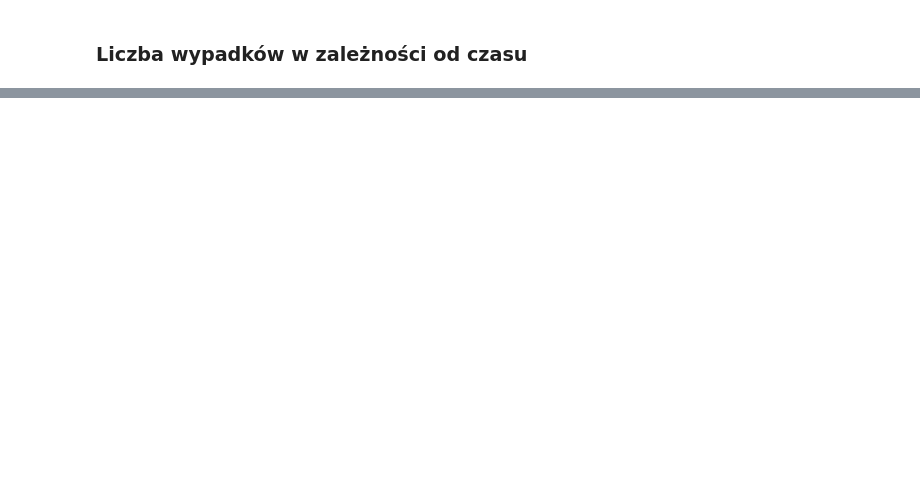
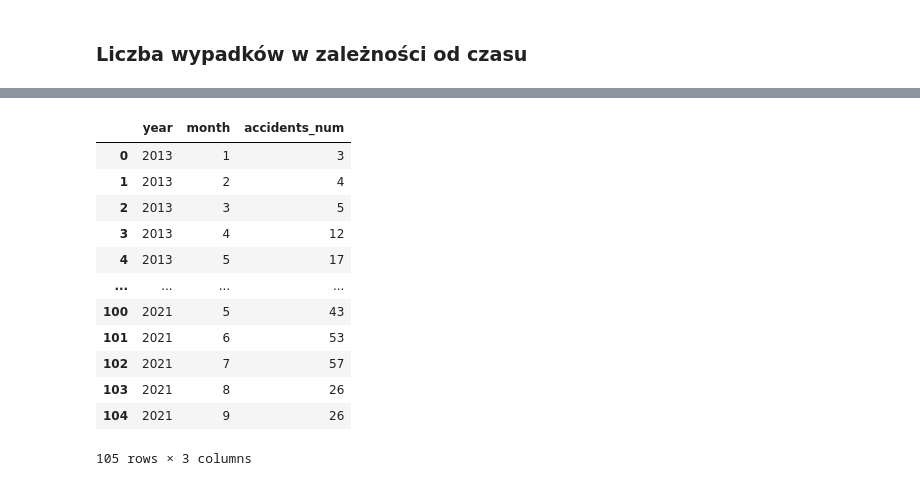
Before and after one commit to spatial-data-PWr/traffic-accidents, a Jupyter notebook: notebooks/03_data_vis.ipynb, the cells around one changed output, grey strips where cells are left out. Drawn from its saved outputs; the diff is of its cells as text; code cells hidden in the pictures; blank space fills up the shorter version.

```diff
--- a/notebooks/03_data_vis.ipynb
+++ b/notebooks/03_data_vis.ipynb
@@ -395,0 +330,24 @@ df_timeseries.groupby(Grouper(freq='M')).count()
+# %%
+year_month_group = flatten_multiindex(gdf_accidents[['timestamp']].groupby(
+    [gdf_accidents['timestamp'].dt.year.rename('year'),
+     gdf_accidents['timestamp'].dt.month.rename('month')],
+).agg({'count'}))
+year_month_group = year_month_group.rename(columns={
+    'timestamp_count': 'accidents_num'
+})
+
+year_month_group
+# %% [output]
+|  | year | month | accidents_num |
+| 0 | 2013 | 1 | 3 |
+| 1 | 2013 | 2 | 4 |
+| 2 | 2013 | 3 | 5 |
+| 3 | 2013 | 4 | 12 |
+| 4 | 2013 | 5 | 17 |
+| ... | ... | ... | ... |
+| 100 | 2021 | 5 | 43 |
+| 101 | 2021 | 6 | 53 |
+| 102 | 2021 | 7 | 57 |
+| 103 | 2021 | 8 | 26 |
+| 104 | 2021 | 9 | 26 |
+105 rows × 3 columns
```
Also changed, not shown: parts of 8 cells of this notebook.
